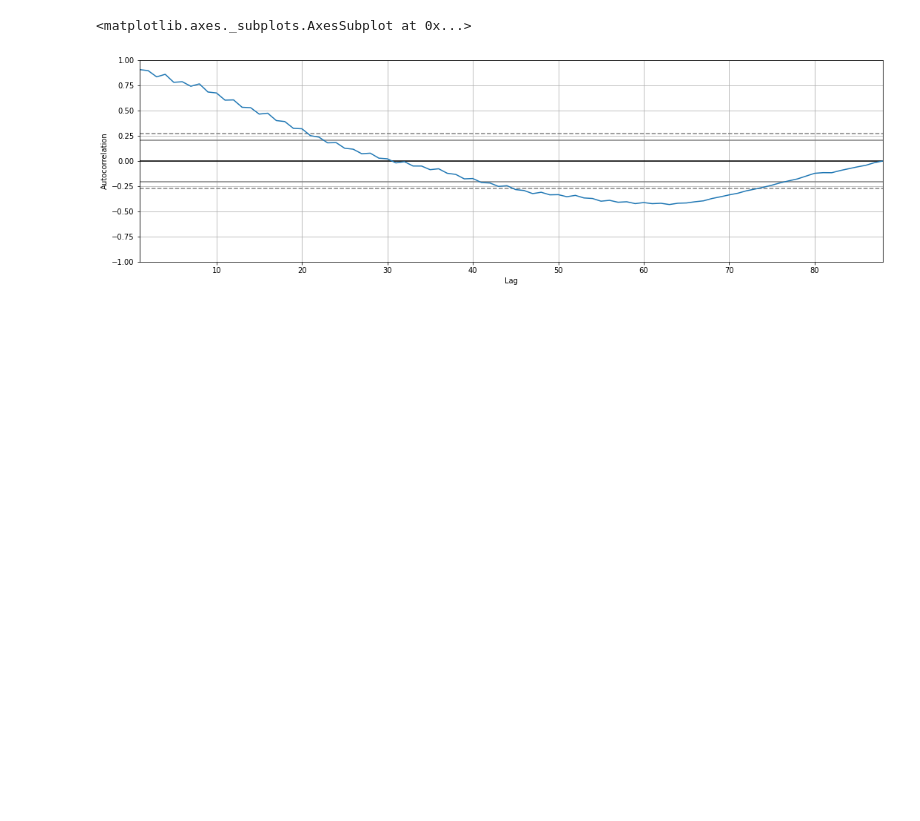
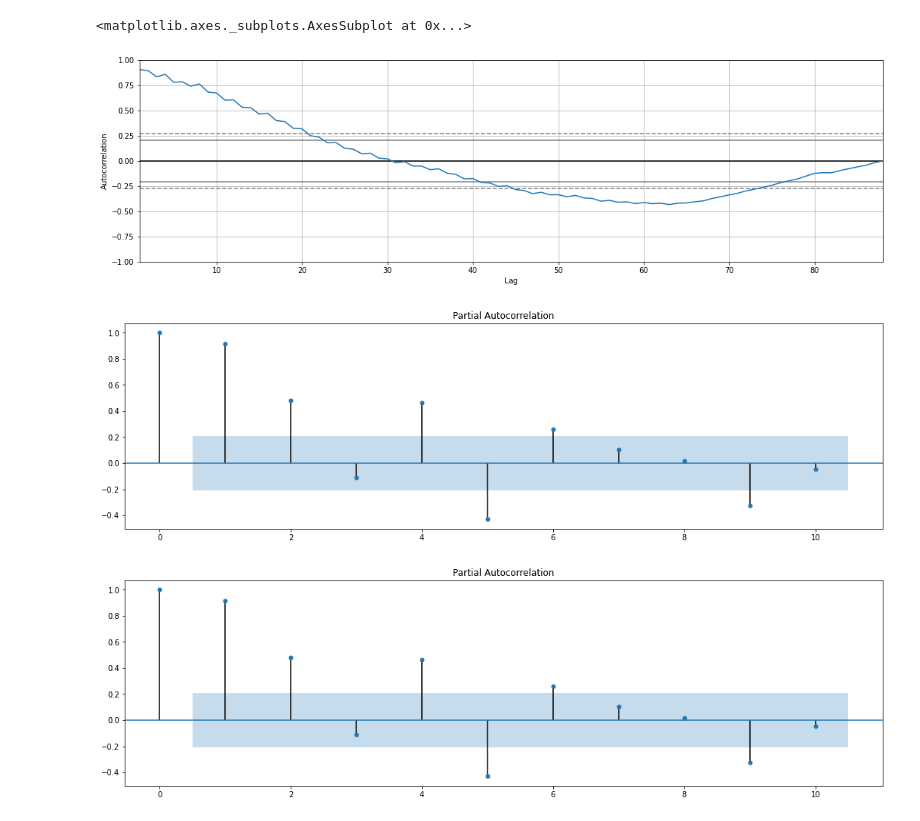
Before and after one commit to earo12/Business-Forecasting, a Jupyter notebook: Business_Forecasting.ipynb, the cells around one changed output. Cells and saved outputs as stored; diff of their text form; code cells hidden in the pictures; blank space fills up the shorter version.

Commit message:
Added plots pacf

```diff
--- a/Business_Forecasting.ipynb
+++ b/Business_Forecasting.ipynb
@@ -66,3 +66,8 @@ pd.plotting.autocorrelation_plot(df['Revenue'])
 # %% [output]
 <matplotlib.axes._subplots.AxesSubplot at 0x...>
 [figure]
+# %%
+plot_pacf(df['Revenue'], lags = 10)
+# %% [output]
+[figure, added]
+[figure, added]
```
